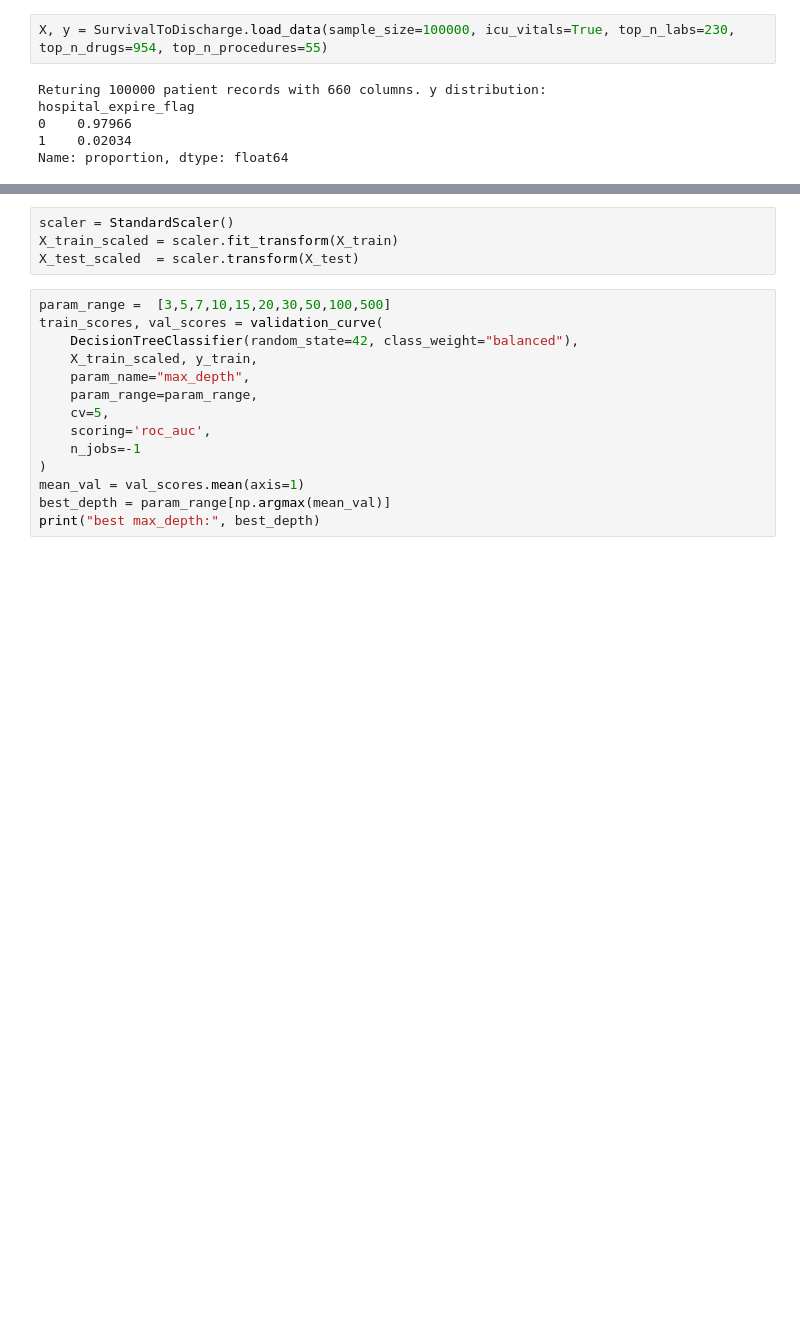
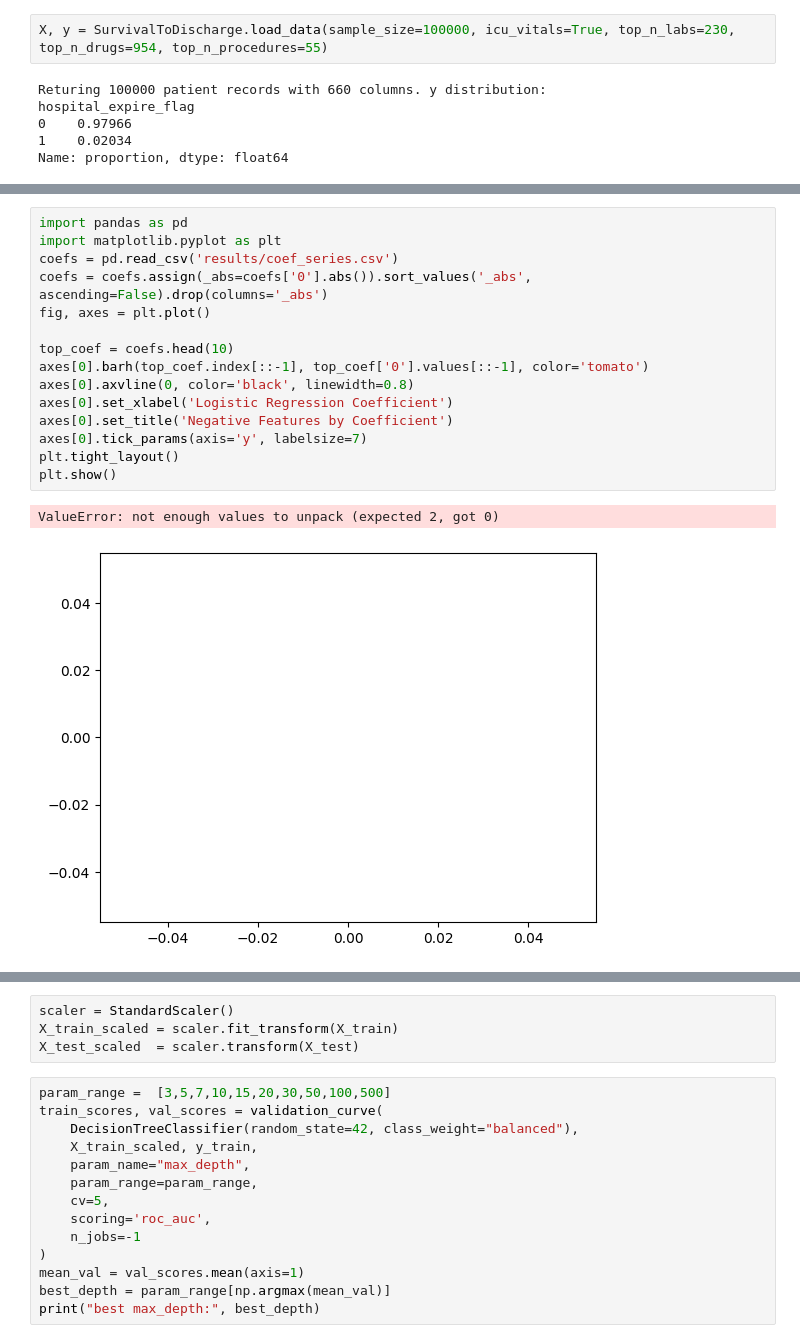
Before and after one commit to jackturner106/ml-final-project, a Jupyter notebook: random_forest.ipynb, the cells around one changed output, grey strips where cells are left out. Cells and saved outputs as stored; diff of their text form; blank space fills up the shorter version.

```diff
--- a/random_forest.ipynb
+++ b/random_forest.ipynb
@@ -20,3 +37,21 @@ Name: proportion, dtype: float64
+# %%
+import pandas as pd
+import matplotlib.pyplot as plt
+coefs = pd.read_csv('results/coef_series.csv')
+coefs = coefs.assign(_abs=coefs['0'].abs()).sort_values('_abs', ascending=False).drop(columns='_abs')
+fig, axes = plt.plot()
+
+top_coef = coefs.head(10)
+axes[0].barh(top_coef.index[::-1], top_coef['0'].values[::-1], color='tomato')
+axes[0].axvline(0, color='black', linewidth=0.8)
+axes[0].set_xlabel('Logistic Regression Coefficient')
+axes[0].set_title('Negative Features by Coefficient')
+axes[0].tick_params(axis='y', labelsize=7)
+plt.tight_layout()
+plt.show()
+# %% [output]
+ValueError: not enough values to unpack (expected 2, got 0)
+[figure, added]
 # %%
 # 80/20 train-test, need to switch to train-validate-test once were comparing models
 X_train, X_test, y_train, y_test = train_test_split(
```
Also changed, not shown: parts of 16 cells of this notebook, 3 other files.
